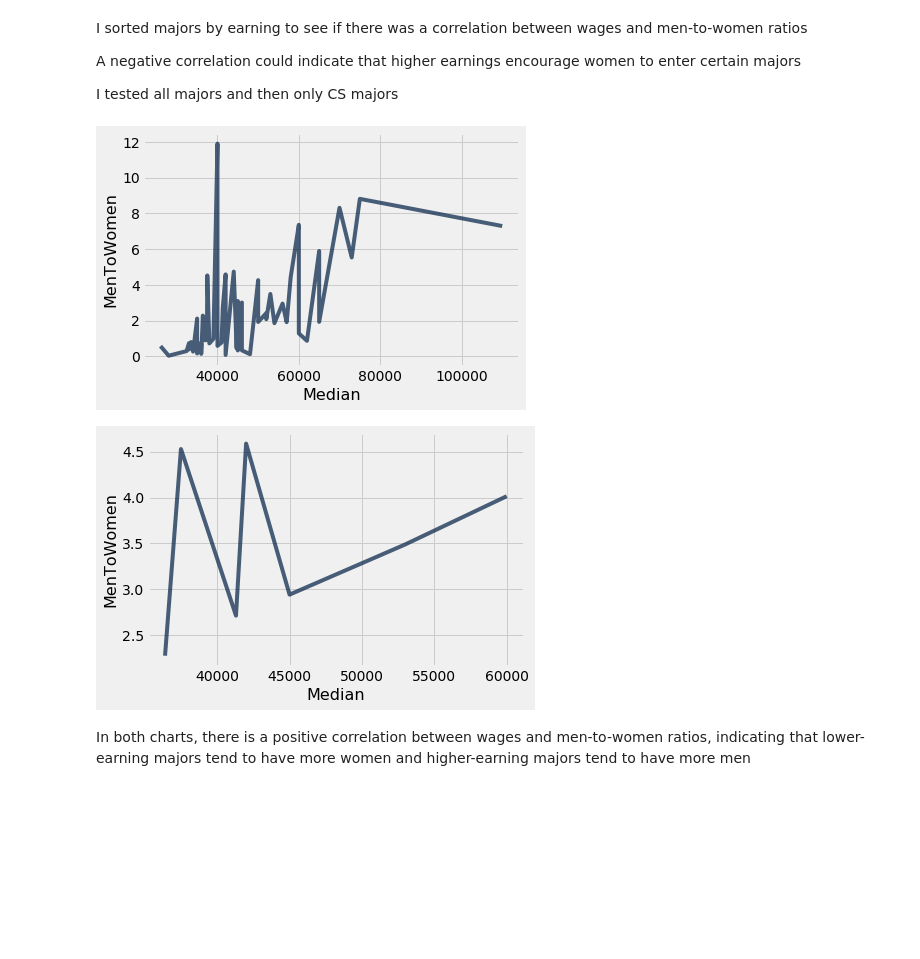
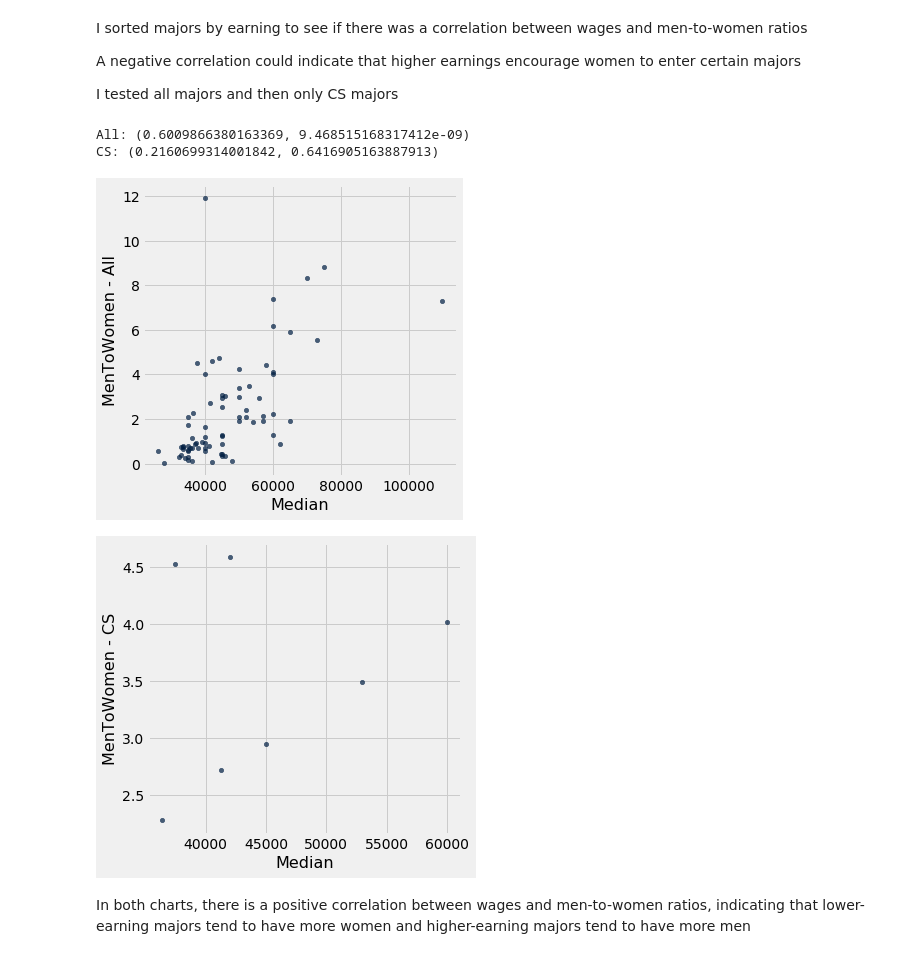
Before and after one commit to SpeedyCannon/ResearchDataScience, a Jupyter notebook: Python Testing.ipynb, the cells around one changed output. Saved outputs shown, nothing was run; the diff lists cells and outputs as text; code cells hidden in the pictures; blank space fills up the shorter version.

```diff
--- a/Python Testing.ipynb
+++ b/Python Testing.ipynb
@@ -116,15 +114,22 @@ The ratio of men to women in computer science majors: 3.4357927234358514
 <p>I sorted majors by earning to see if there was a correlation between wages and men-to-women ratios</p>
 <p>A negative correlation could indicate that higher earnings encourage women to enter certain majors</p>
 <p>I tested all majors and then only CS majors</p>
-# %%
-all_wage_and_gender_ratio=Table().with_columns('Median',major_data.column('Median'),'MenToWomen',major_data.column('Men')/major_data.column('Women'))
-all_wage_and_gender_ratio.plot('Median','MenToWomen')
-# %% [output]
-[figure, removed]
-# %%
-cs_wage_and_gender_ratio=Table().with_columns('Median',cs_major_data.column('Median'),'MenToWomen',cs_major_data.column('Men')/cs_major_data.column('Women'))
-cs_wage_and_gender_ratio.plot('Median','MenToWomen')
-# %% [output]
-[figure, removed]
+# %%
+def wage_and_gender_ratio(table,name):
+    res=Table().with_columns('Median',table.column('Median'),('MenToWomen - '+name),table.column('Men')/table.column('Women'))
+    res.scatter('Median')
+    x=res.column('Median')
+    y=res.column('MenToWomen - '+name)
+    print(name+": "+str(pearsonr(x,y)))
+    return res.relabeled(('MenToWomen - '+name),'MenToWomen')
+
+all_wage_and_gender_ratio=wage_and_gender_ratio(major_data,'All')
+
+cs_wage_and_gender_ratio=wage_and_gender_ratio(cs_major_data,'CS')
+# %% [output]
+All: (0.6009866380163369, 9.468515168317412e-09)
+CS: (0.2160699314001842, 0.6416905163887913)
+[figure, added]
+[figure, added]
 # %% [markdown]
 <p>In both charts, there is a positive correlation between wages and men-to-women ratios, indicating that lower-earning majors tend to have more women and higher-earning majors tend to have more men</p>
```
Also changed, not shown: parts of 16 cells of this notebook.
